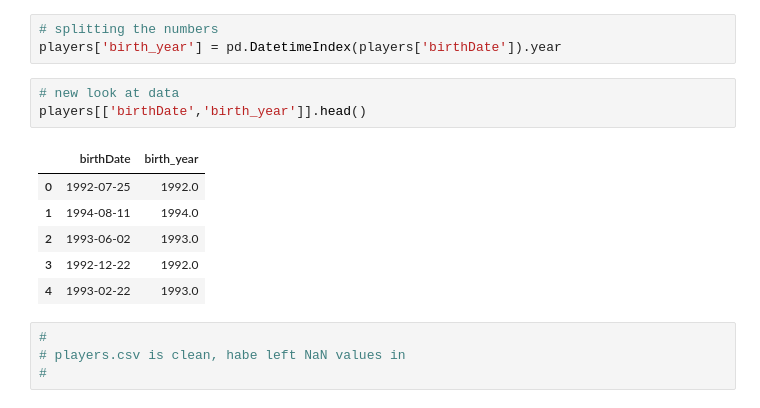
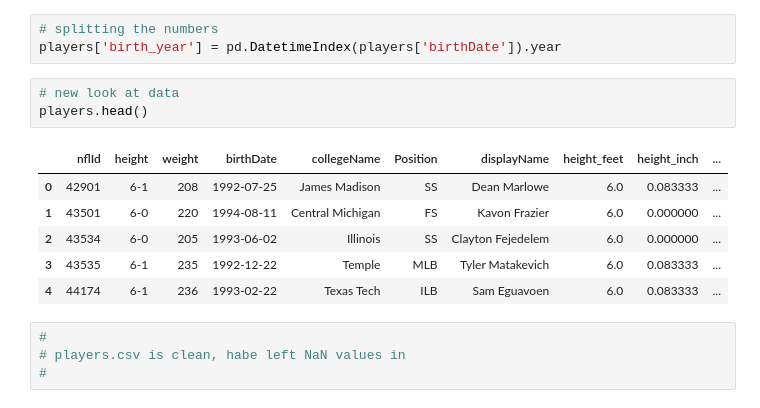
Before and after one commit to nik262/NFL-DATA-SCIENCE-PROJECT, a Jupyter notebook: NFL.ipynb, the cells around one changed output. Cells and saved outputs as stored; diff of their text form.

```diff
--- a/NFL.ipynb
+++ b/NFL.ipynb
@@ -439,14 +278,14 @@ getting year from 'birthDate'
 players['birth_year'] = pd.DatetimeIndex(players['birthDate']).year
 # %%
 # new look at data
-players[['birthDate','birth_year']].head()
+players.head()
 # %% [output]
-|  | birthDate | birth_year |
-| 0 | 1992-07-25 | 1992.0 |
-| 1 | 1994-08-11 | 1994.0 |
-| 2 | 1993-06-02 | 1993.0 |
-| 3 | 1992-12-22 | 1992.0 |
-| 4 | 1993-02-22 | 1993.0 |
+|  | nflId | height | weight | birthDate | collegeName | Position | displayName | height_feet | height_inch | ... |
+| 0 | 42901 | 6-1 | 208 | 1992-07-25 | James Madison | SS | Dean Marlowe | 6.0 | 0.083333 | ... |
+| 1 | 43501 | 6-0 | 220 | 1994-08-11 | Central Michigan | FS | Kavon Frazier | 6.0 | 0.000000 | ... |
+| 2 | 43534 | 6-0 | 205 | 1993-06-02 | Illinois | SS | Clayton Fejedelem | 6.0 | 0.000000 | ... |
+| 3 | 43535 | 6-1 | 235 | 1992-12-22 | Temple | MLB | Tyler Matakevich | 6.0 | 0.083333 | ... |
+| 4 | 44174 | 6-1 | 236 | 1993-02-22 | Texas Tech | ILB | Sam Eguavoen | 6.0 | 0.083333 | ... |
 # %%
 #
 # players.csv is clean, habe left NaN values in
```
Also changed, not shown: parts of 30 cells of this notebook, 1 other file.
